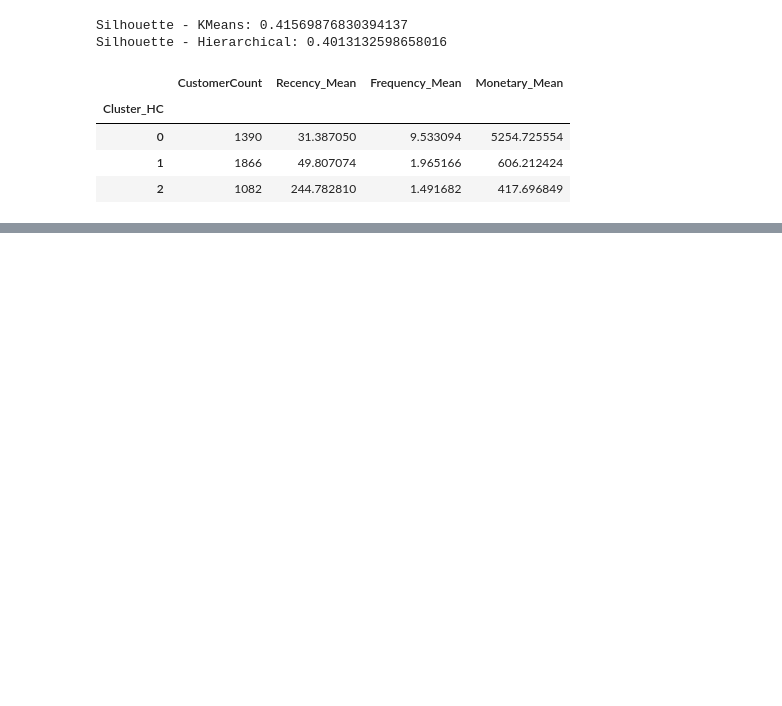
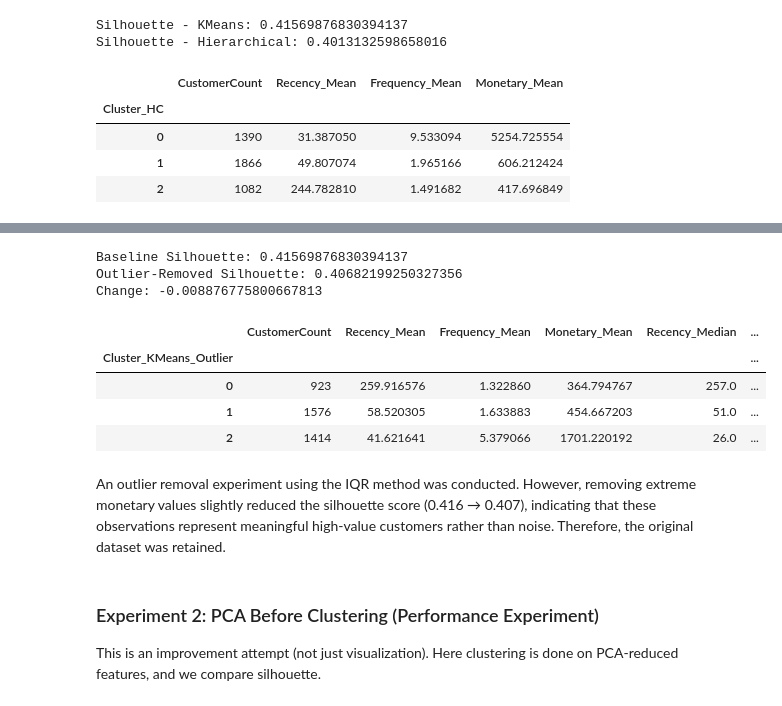
Before and after one commit to Chirag0455/MSc_Data_Science_Project, a Jupyter notebook: DS_Project_Chirag.ipynb, the cells around one changed output, grey strips where cells are left out. Drawn from its saved outputs; the diff is of its cells as text; code cells hidden in the pictures; blank space fills up the shorter version.

```diff
--- a/DS_Project_Chirag.ipynb
+++ b/DS_Project_Chirag.ipynb
@@ -544,0 +607,15 @@ Silhouette - Hierarchical: 0.4013132598658016
+# %%
+# Rebuild features (log transform) on filtered data.
+import numpy as np
+
+Xf = rfm_filtered[["Recency", "Frequency", "Monetary"]].copy()
+Xf["Frequency"] = np.log1p(Xf["Frequency"])
+Xf["Monetary"]  = np.log1p(Xf["Monetary"])
+# %%
+# Scale filtered features
+from sklearn.preprocessing import StandardScaler
+
+scaler_f = StandardScaler()
+X_scaled_filtered = scaler_f.fit_transform(Xf)
+
+X_scaled_filtered.shape
@@ -544,0 +624,8 @@ Silhouette - Hierarchical: 0.4013132598658016
+# %%
+# Re-run KMeans on filtered data.
+from sklearn.cluster import KMeans
+
+kmeans_filtered = KMeans(n_clusters=3, random_state=42, n_init="auto")
+rfm_filtered["Cluster_KMeans_Outlier"] = kmeans_filtered.fit_predict(X_scaled_filtered)
+
+rfm_filtered["Cluster_KMeans_Outlier"].value_counts().sort_index()
@@ -544,0 +639,42 @@ Silhouette - Hierarchical: 0.4013132598658016
+# %%
+# Evaluate filtered clustering + compare to baseline.
+sil_outlier = silhouette_score(X_scaled_filtered, rfm_filtered["Cluster_KMeans_Outlier"])
+
+print("Baseline Silhouette:", baseline_sil)
+print("Outlier-Removed Silhouette:", sil_outlier)
+print("Change:", sil_outlier - baseline_sil)
+# %% [output]
+Baseline Silhouette: 0.41569876830394137
+Outlier-Removed Silhouette: 0.40682199250327356
+Change: -0.008876775800667813
+# %%
+# Profile clusters after outlier removal.
+
+outlier_profile = (
+    rfm_filtered.groupby("Cluster_KMeans_Outlier")
+        .agg(
+            CustomerCount=("CustomerID", "count"),
+            Recency_Mean=("Recency", "mean"),
+            Frequency_Mean=("Frequency", "mean"),
+            Monetary_Mean=("Monetary", "mean"),
+            Recency_Median=("Recency", "median"),
+            Frequency_Median=("Frequency", "median"),
+            Monetary_Median=("Monetary", "median"),
+        )
+        .sort_index()
+)
+
+outlier_profile
+# %% [output]
+|  | CustomerCount | Recency_Mean | Frequency_Mean | Monetary_Mean | Recency_Median | ... |
+| Cluster_KMeans_Outlier |  |  |  |  |  | ... |
+| 0 | 923 | 259.916576 | 1.322860 | 364.794767 | 257.0 | ... |
+| 1 | 1576 | 58.520305 | 1.633883 | 454.667203 | 51.0 | ... |
+| 2 | 1414 | 41.621641 | 5.379066 | 1701.220192 | 26.0 | ... |
+# %% [markdown]
+An outlier removal experiment using the IQR method was conducted. However, removing extreme monetary values slightly reduced the silhouette score (0.416 → 0.407), indicating that these observations represent meaningful high-value customers rather than noise. Therefore, the original dataset was retained.
+# %% [markdown]
+### Experiment 2: PCA Before Clustering (Performance Experiment)
+
+This is an improvement attempt (not just visualization).
+Here clustering is done on PCA-reduced features, and we compare silhouette.
```
Also changed, not shown: parts of 18 cells of this notebook.
